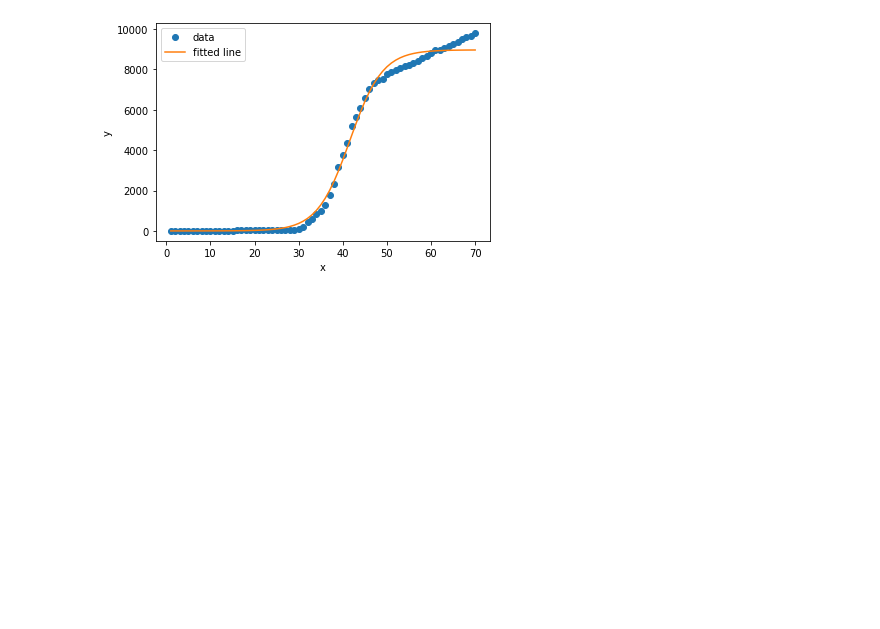
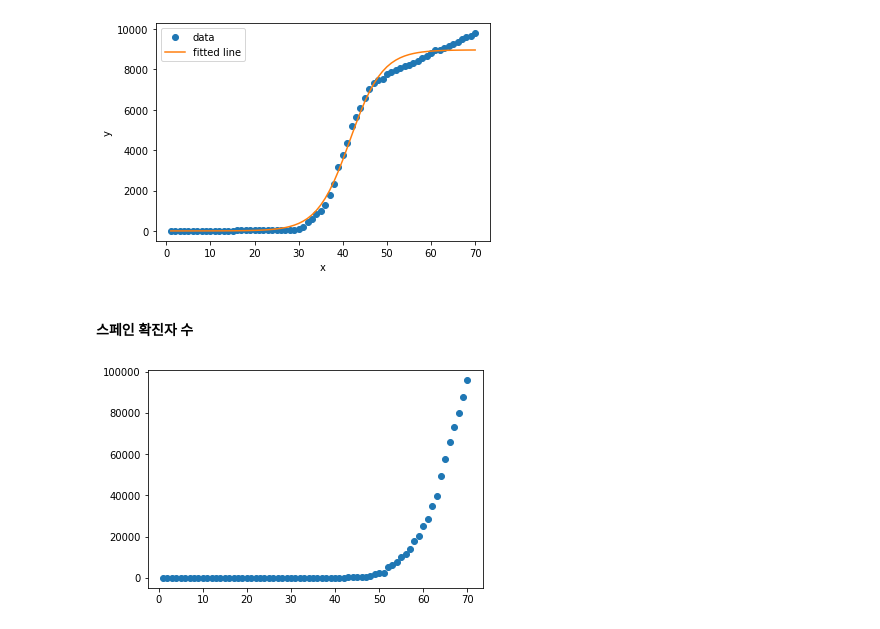
Before and after one commit to bjmin/bmin_comphys, a Jupyter notebook: cp04/comphys04-2.ipynb, the cells around one changed output. Saved outputs shown, nothing was run; the diff lists cells and outputs as text; code cells hidden in the pictures; blank space fills up the shorter version.

```diff
--- a/cp04/comphys04-2.ipynb
+++ b/cp04/comphys04-2.ipynb
@@ -156,3 +162,10 @@ plt.plot(xdata,func1(xdata,*popt1),label='fitted line')
 plt.legend();
 # %% [output]
 [figure]
+# %% [markdown]
+#### 스페인 확진자 수
+# %%
+nspain=np.array([i[1] for i in nc[153]]) # 한국 확진자 수의 리스트
+plt.plot(days,nspain,'o');
+# %% [output]
+[figure, added]
```
Also changed, not shown: parts of 10 cells of this notebook.
